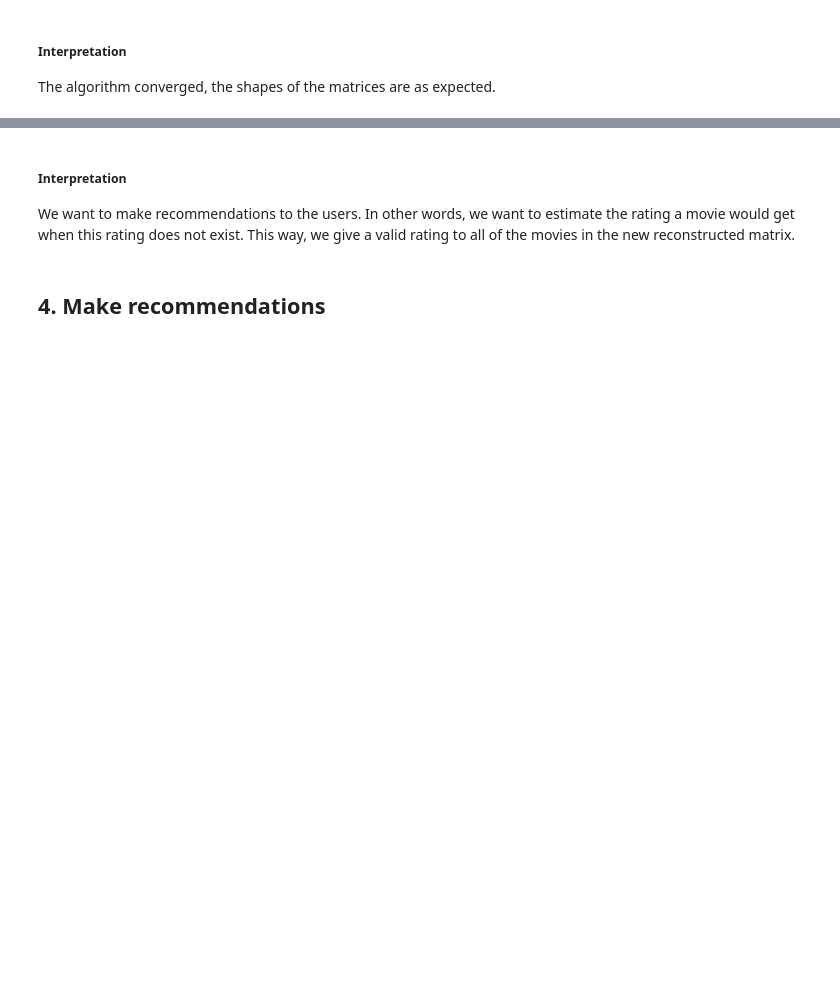
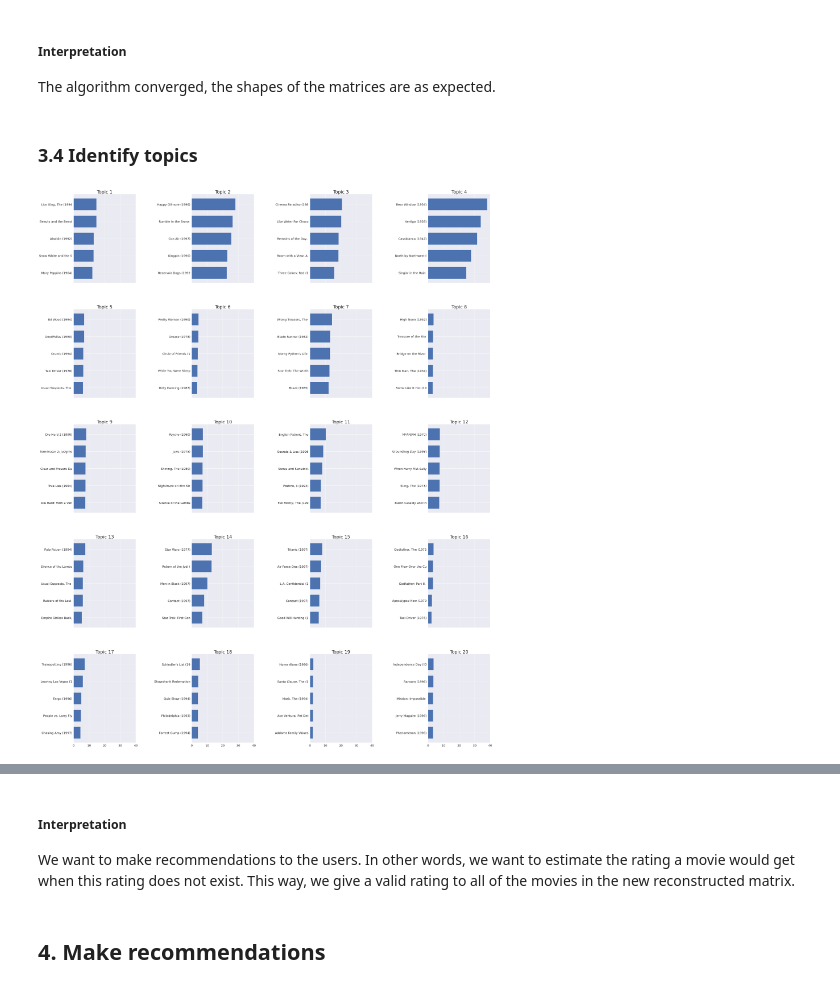
Before and after one commit to jorisguerin/clusteringLectures, a Jupyter notebook: TP_movielens.ipynb, the cells around one changed output, grey strips where cells are left out. Cells and saved outputs as stored; diff of their text form; code cells hidden in the pictures; blank space fills up the shorter version.

```diff
--- a/TP_movielens.ipynb
+++ b/TP_movielens.ipynb
@@ -161,3 +219,27 @@ print("Reconstruction of R shape (W.H): ", W.dot(H).shape)
 ##### Interpretation
 
 The algorithm converged, the shapes of the matrices are as expected.
+# %% [markdown]
+### 3.4 Identify topics
+# %%
+n_top_words = 5
+fig, axes = plt.subplots(5, 4, figsize=(50, 60), sharex=True)
+axes = axes.flatten()
+for i in range(H.shape[0]):
+    topic = H[i, :]
+    top_features = topic.argsort()[: -n_top_words - 1 : -1]
+    top_features_names = [movie_titles["Title"][j][:20] for j in top_features]
+    top_features_scores = [topic[j] for j in top_features]
+
+    ax = axes[i]
+    ax.barh(top_features_names, top_features_scores, height=0.7)
+    ax.set_title(f"Topic {i+1}", fontdict={"fontsize": 30})
+    ax.invert_yaxis()
+    ax.tick_params(axis="both", which="major", labelsize=20)
+    for i in "top right left".split():
+        ax.spines[i].set_visible(False)
+
+plt.subplots_adjust(top=0.90, bottom=0.05, wspace=0.90, hspace=0.3)
+plt.show()
+# %% [output]
+[figure, added]
```
Also changed, not shown: parts of 43 cells of this notebook, 1 other file.
